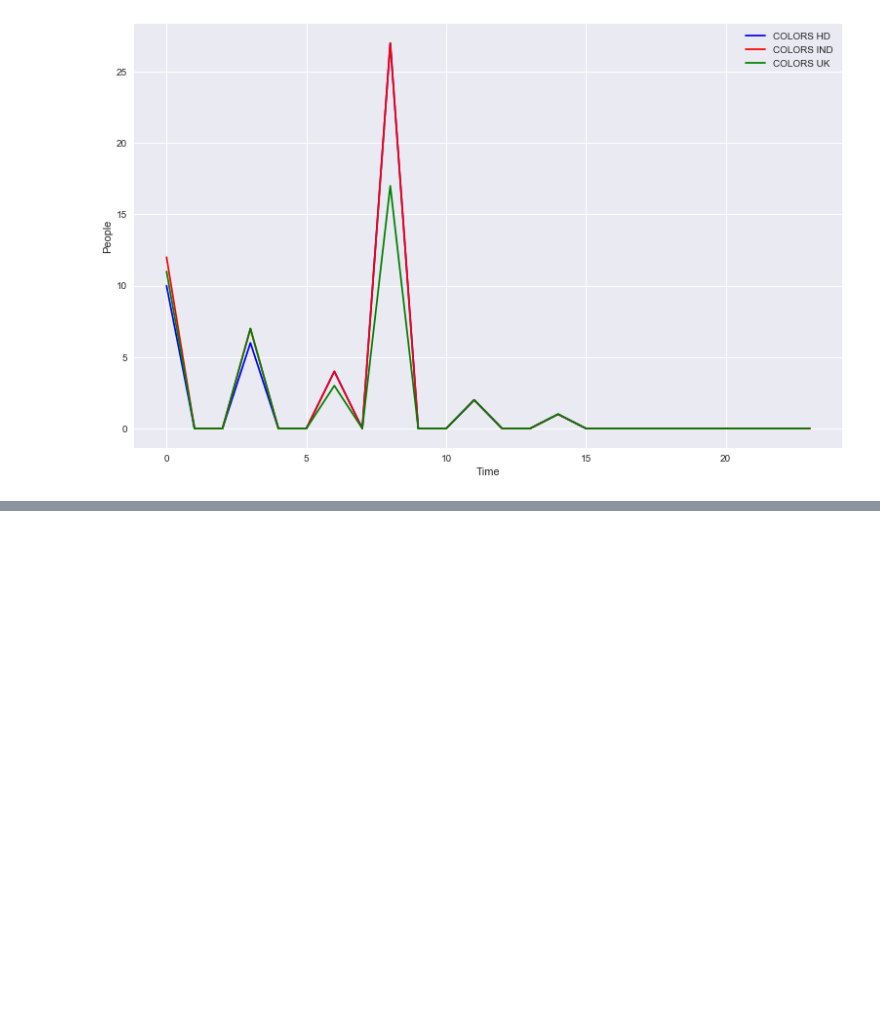
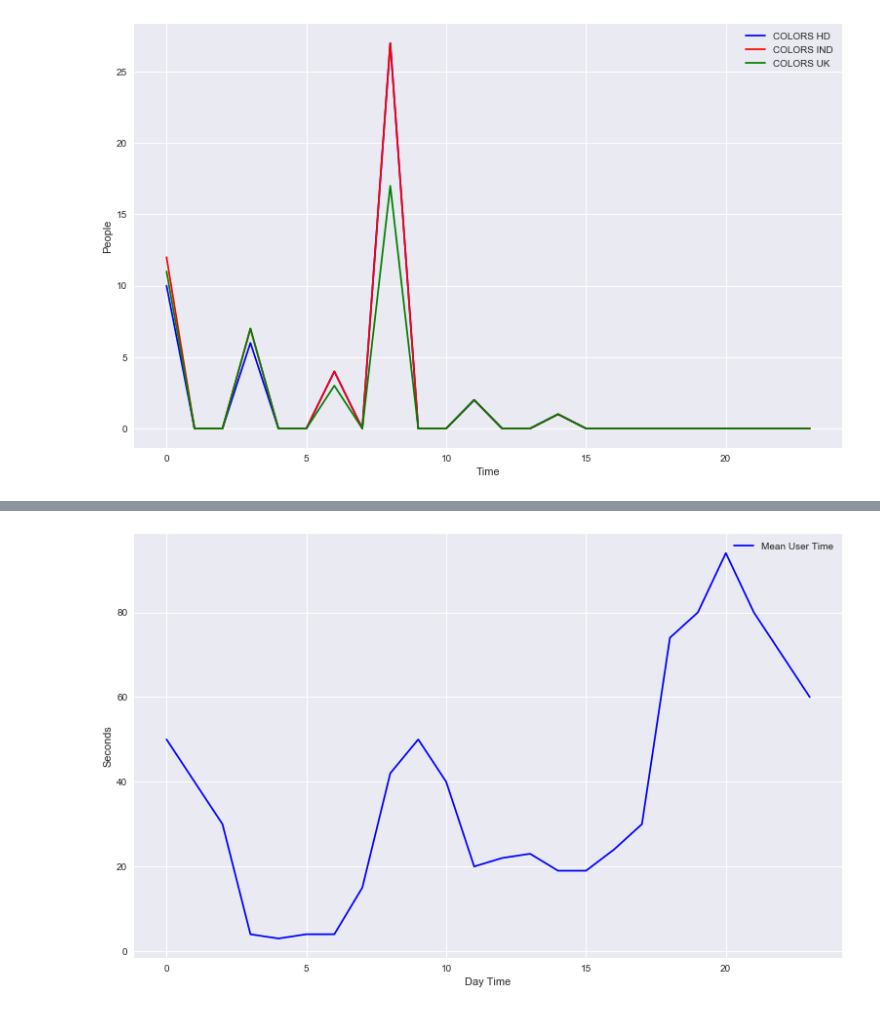
Before and after one commit to pvlbzn/iptv-data-analysis, a Jupyter notebook: data_visualization_plan.ipynb, the cells around one changed output, grey strips where cells are left out. Drawn from its saved outputs; the diff is of its cells as text; code cells hidden in the pictures; blank space fills up the shorter version.

```diff
--- a/data_visualization_plan.ipynb
+++ b/data_visualization_plan.ipynb
@@ -455,0 +527,10 @@ plt.show()
+# %%
+m = [50, 40, 30, 4, 3, 4, 4, 15, 42, 50, 40, 20, 22, 23, 19, 19, 24, 30, 74, 80, 94, 80, 70, 60]
+
+plt.plot(hours_x, m, 'b', label='Mean User Time')
+plt.xlabel('Day Time')
+plt.ylabel('Seconds')
+plt.legend()
+plt.show()
+# %% [output]
+[figure, added]
```
Also changed, not shown: parts of 22 cells of this notebook.
